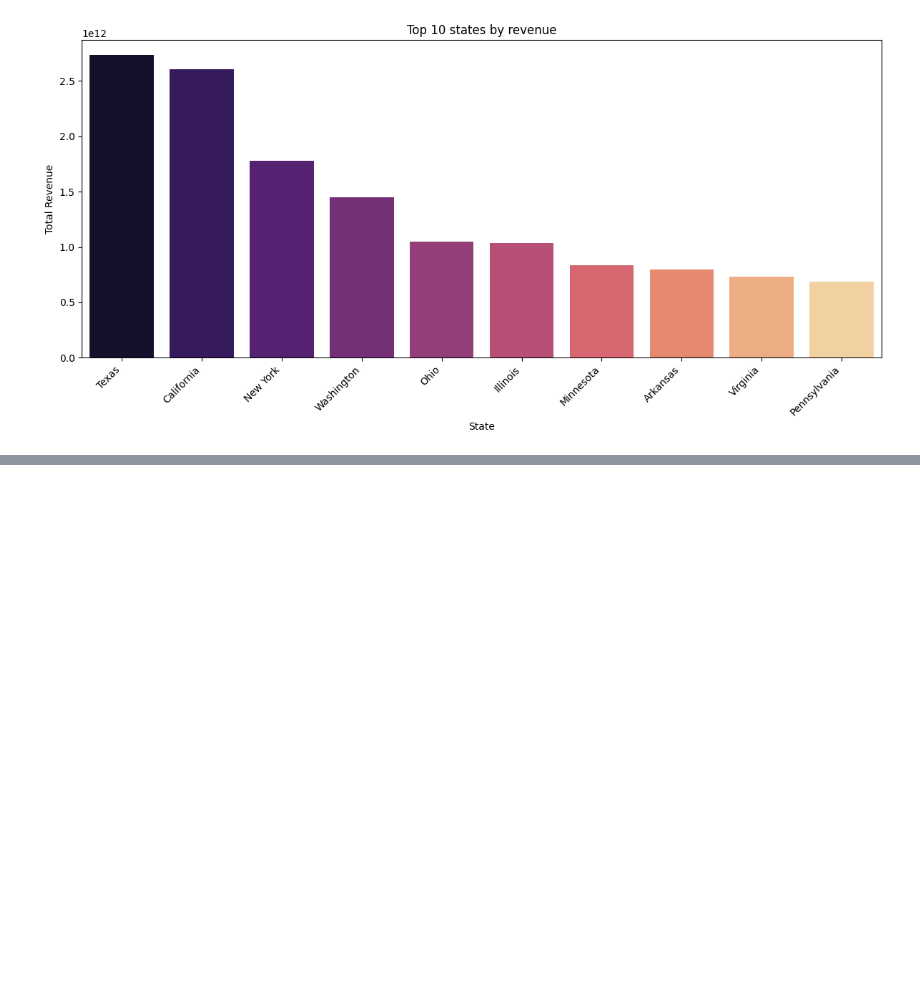
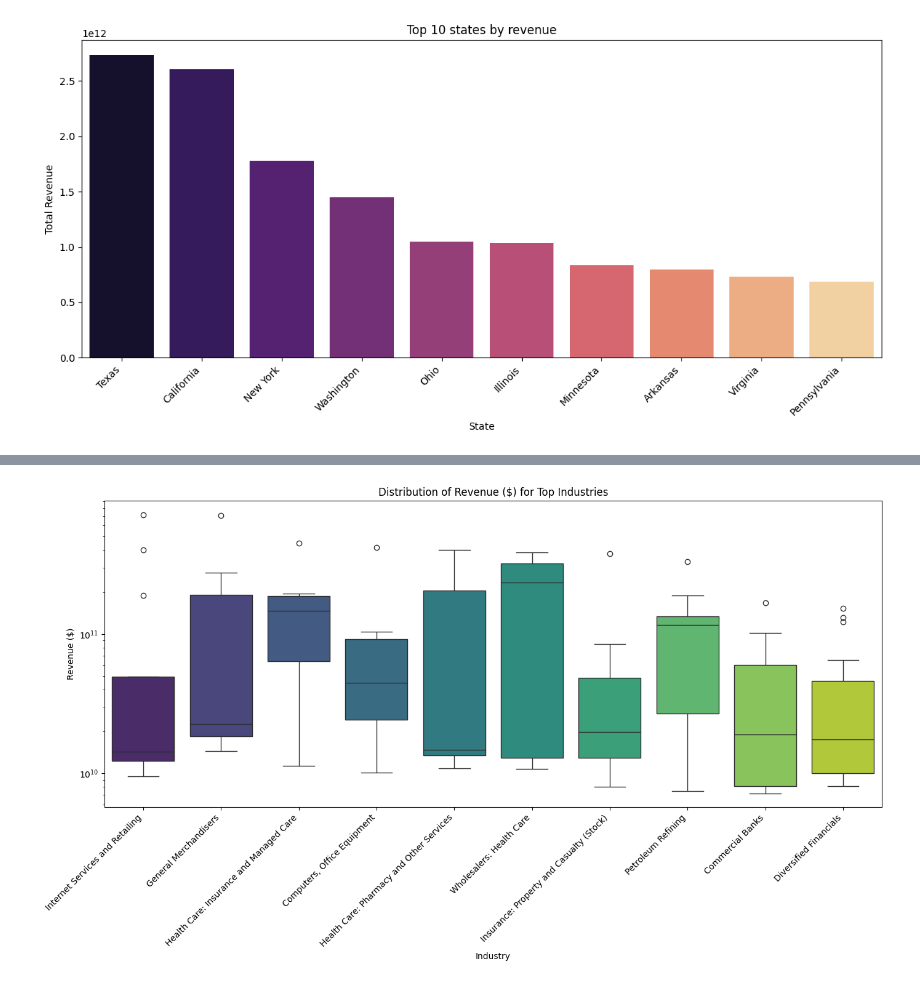
Before and after one commit to Rakesh73971/Fortune_500_Companies_EDA, a Jupyter notebook: main.ipynb, the cells around one changed output, grey strips where cells are left out. Cells and saved outputs as stored; diff of their text form; code cells hidden in the pictures; blank space fills up the shorter version.

```diff
--- a/main.ipynb
+++ b/main.ipynb
@@ -516,0 +540,13 @@ plt.show()
+# %%
+plt.figure(figsize=(14,8))
+top_industries = industry_summary.head(10).index
+sns.boxplot(x='Industry',y='Revenue ($)',data=df[df['Industry'].isin(top_industries)],palette='viridis')
+plt.title('Distribution of Revenue ($) for Top Industries')
+plt.xlabel('Industry')
+plt.ylabel('Revenue ($)')
+plt.xticks(rotation=45,ha='right')
+plt.yscale('log')
+plt.tight_layout()
+plt.show()
+# %% [output]
+[figure, added]
```
Also changed, not shown: parts of 5 cells of this notebook.
